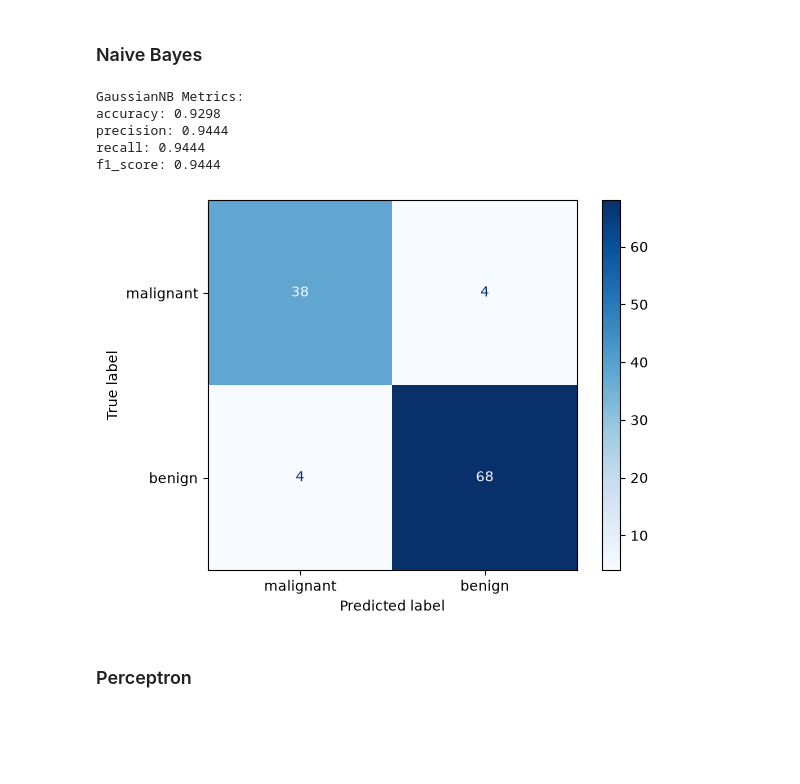
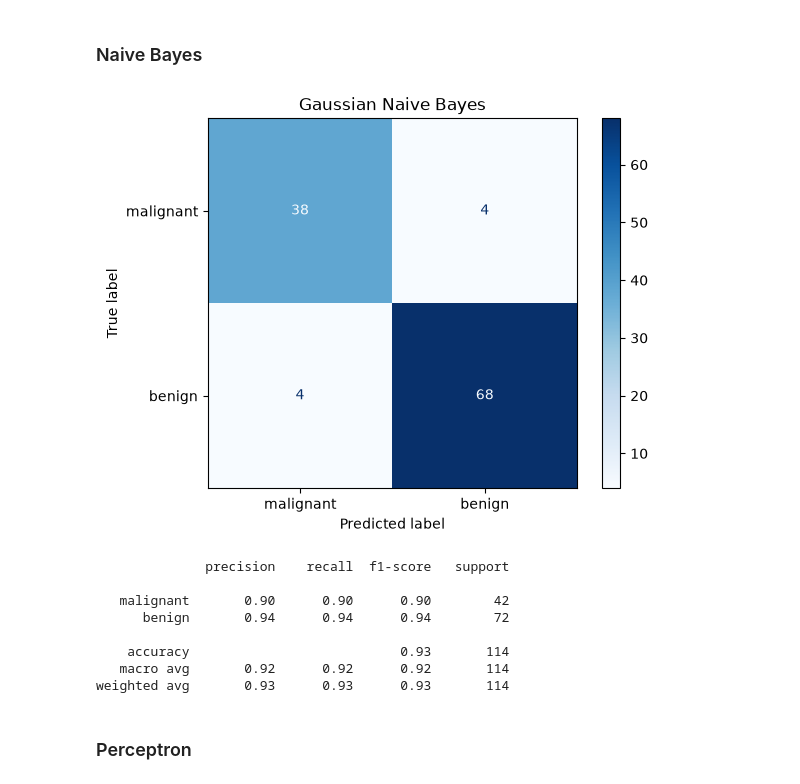
Before and after one commit to Jimmyjohn23/ML_Project1, a Jupyter notebook: main.ipynb, the cells around one changed output. Drawn from its saved outputs; the diff is of its cells as text; code cells hidden in the pictures; blank space fills up the shorter version.

Commit message:
Added code docs and setup final plot

```diff
--- a/main.ipynb
+++ b/main.ipynb
@@ -62,0 +65,16 @@ X_test_scaled = scaler.transform(X_test)
+# %%
+def evaluate(model, name):
+    model.fit(X_train, y_train)
+    y_pred = model.predict(X_test)
+    cm = confusion_matrix(y_test, y_pred)
+    ConfusionMatrixDisplay(cm, display_labels=data.target_names).plot(cmap=plt.cm.Blues)
+    plt.title(name)
+    plt.show()
+    print(classification_report(y_test, y_pred, target_names=data.target_names))
+    return {
+        "accuracy": accuracy_score(y_test, y_pred),
+        "precision": precision_score(y_test, y_pred),
+        "recall": recall_score(y_test, y_pred),
+        "f1_score": f1_score(y_test, y_pred),
+        "recall_malignant": recall_score(y_test, y_pred, pos_label=0),
+    }
@@ -65,27 +99,17 @@ X_test_scaled = scaler.transform(X_test)
 # %% [markdown]
 ### Naive Bayes
 # %%
-clf = GaussianNB()
-clf.fit(X_train_scaled, y_train)
-y_pred = clf.predict(X_test_scaled)
-conf_matrix = confusion_matrix(y_test, y_pred)
-disp = ConfusionMatrixDisplay(confusion_matrix=conf_matrix, display_labels=data.target_names)
-disp.plot(cmap=plt.cm.Blues)
-naive_metrics = {
-    "accuracy": accuracy_score(y_test, y_pred),
-    "precision": precision_score(y_test, y_pred),
-    "recall": recall_score(y_test, y_pred),
-    "f1_score": f1_score(y_test, y_pred),
-}
-print("GaussianNB Metrics:")
-for metric, value in naive_metrics.items():
-    print(f"{metric}: {value:.4f}")
+nb_pipe = Pipeline([("scaler", StandardScaler()), ("clf", GaussianNB())])
+naive_metrics = evaluate(nb_pipe, "Gaussian Naive Bayes")
 # %% [output]
+[figure, new version]
-GaussianNB Metrics:
-accuracy: 0.9298
-precision: 0.9444
-recall: 0.9444
-f1_score: 0.9444
+              precision    recall  f1-score   support
+
+   malignant       0.90      0.90      0.90        42
+      benign       0.94      0.94      0.94        72
+
+    accuracy                           0.93       114
+   macro avg       0.92      0.92      0.92       114
+weighted avg       0.93      0.93      0.93       114
-[figure, old version]
 # %% [markdown]
 ### Perceptron
```
Also changed, not shown: parts of 11 cells of this notebook, 1 other file.
